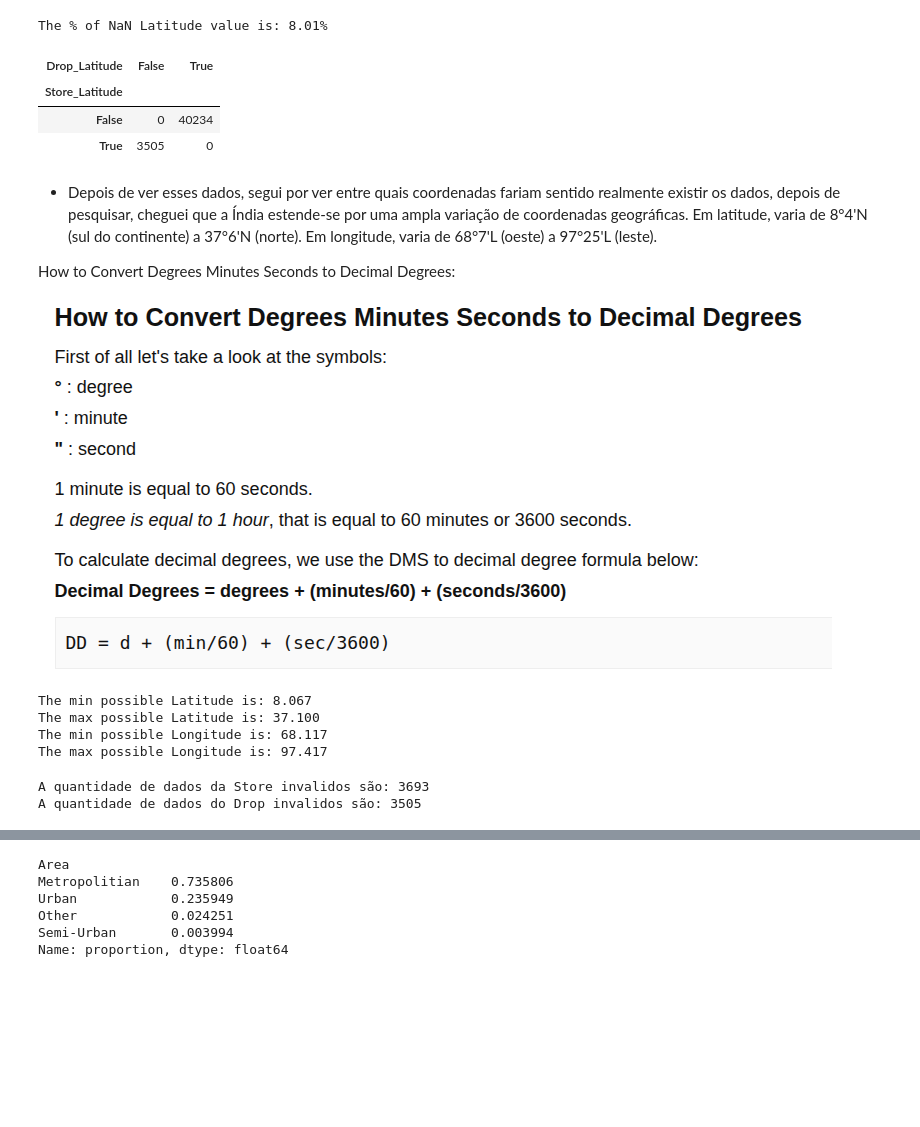
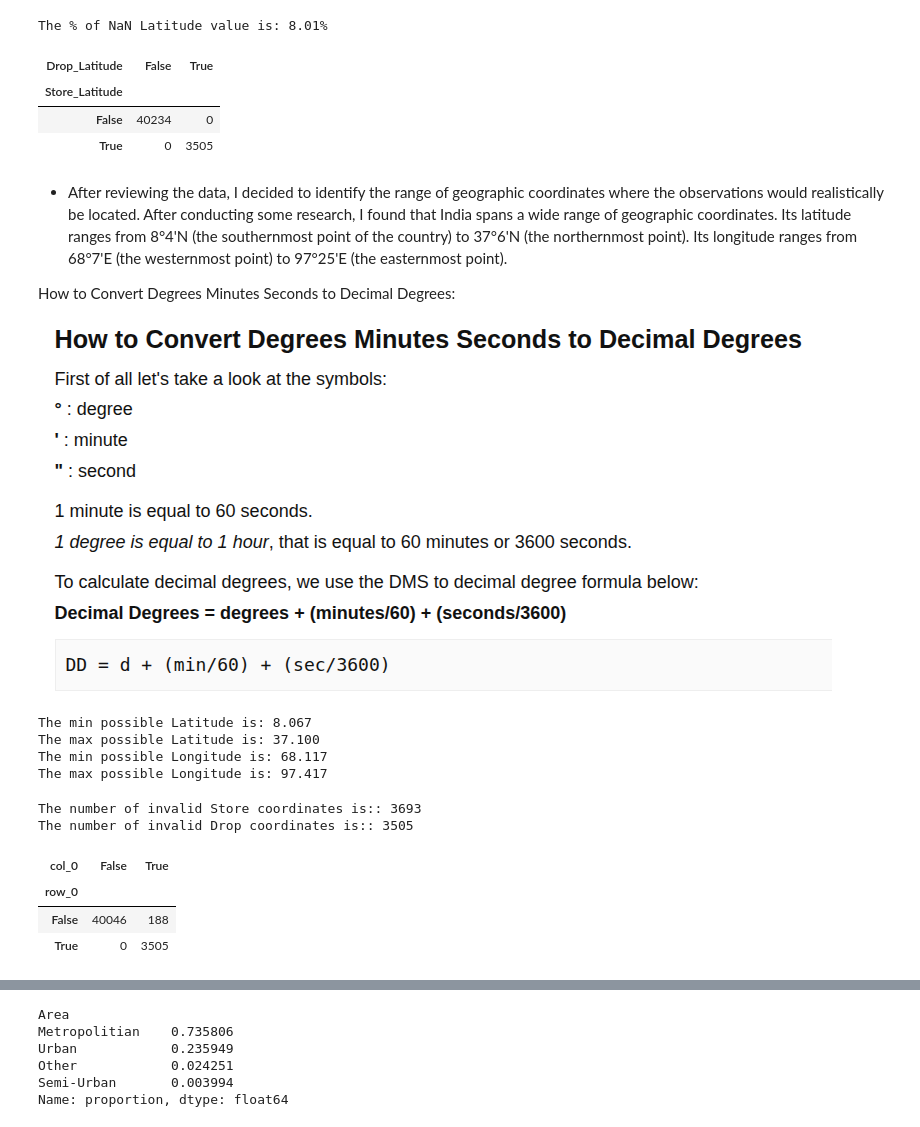
Before and after one commit to Alvaro-Figueiredo/Amazon_Delivery_DSProject, a Jupyter notebook: Notebooks/02_EDA.ipynb, the cells around one changed output, grey strips where cells are left out. Cells and saved outputs as stored; diff of their text form; code cells hidden in the pictures; blank space fills up the shorter version.

```diff
--- a/Notebooks/02_EDA.ipynb
+++ b/Notebooks/02_EDA.ipynb
@@ -266,15 +266,15 @@ The % of NaN Latitude value is: 8.01%
 # %%
 pd.crosstab(
     df_amazon['Store_Latitude'] == 0,
-    df_amazon['Drop_Latitude'] >= 1
+    df_amazon['Drop_Latitude'] <= 1
 )
 # %% [output]
 | Drop_Latitude | False | True |
 | Store_Latitude |  |  |
-| False | 0 | 40234 |
-| True | 3505 | 0 |
+| False | 40234 | 0 |
+| True | 0 | 3505 |
 # %% [markdown]
-- Depois de ver esses dados, segui por ver entre quais coordenadas fariam sentido realmente existir os dados, depois de pesquisar, cheguei que a Índia estende-se por uma ampla variação de coordenadas geográficas. Em latitude, varia de 8°4'N (sul do continente) a 37°6'N (norte). Em longitude, varia de 68°7'L (oeste) a 97°25'L (leste).
+- After reviewing the data, I decided to identify the range of geographic coordinates where the observations would realistically be located. After conducting some research, I found that India spans a wide range of geographic coordinates. Its latitude ranges from 8°4'N (the southernmost point of the country) to 37°6'N (the northernmost point). Its longitude ranges from 68°7'E (the westernmost point) to 97°25'E (the easternmost point).
 
 How to Convert Degrees Minutes Seconds to Decimal Degrees:
 
@@ -308,8 +308,18 @@ invalid_drop_values = (
     ((df_amazon['Drop_Longitude']) < Min_Longitude) | ((df_amazon['Drop_Longitude']) > Max_Longitude)
 )
 
-print(f'A quantidade de dados da Store invalidos são: {invalid_store_values.sum()}')
-print(f'A quantidade de dados do Drop invalidos são: {invalid_drop_values.sum()}')
+print(f'The number of invalid Store coordinates is:: {invalid_store_values.sum()}')
+print(f'The number of invalid Drop coordinates is:: {invalid_drop_values.sum()}')
 # %% [output]
-A quantidade de dados da Store invalidos são: 3693
-A quantidade de dados do Drop invalidos são: 3505
+The number of invalid Store coordinates is:: 3693
+The number of invalid Drop coordinates is:: 3505
+# %%
+pd.crosstab(
+    invalid_drop_values,
+    invalid_store_values
+)
+# %% [output]
+| col_0 | False | True |
+| row_0 |  |  |
+| False | 40046 | 188 |
+| True | 0 | 3505 |
```
Also changed, not shown: parts of 28 cells of this notebook, 1 other file.
